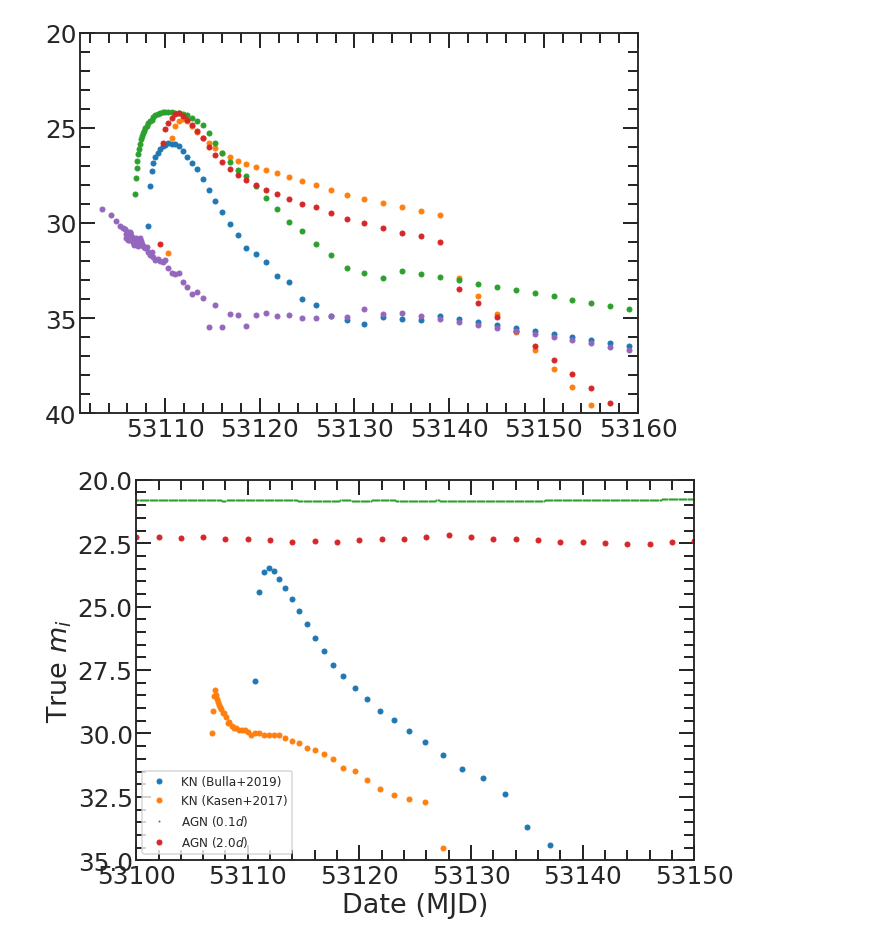
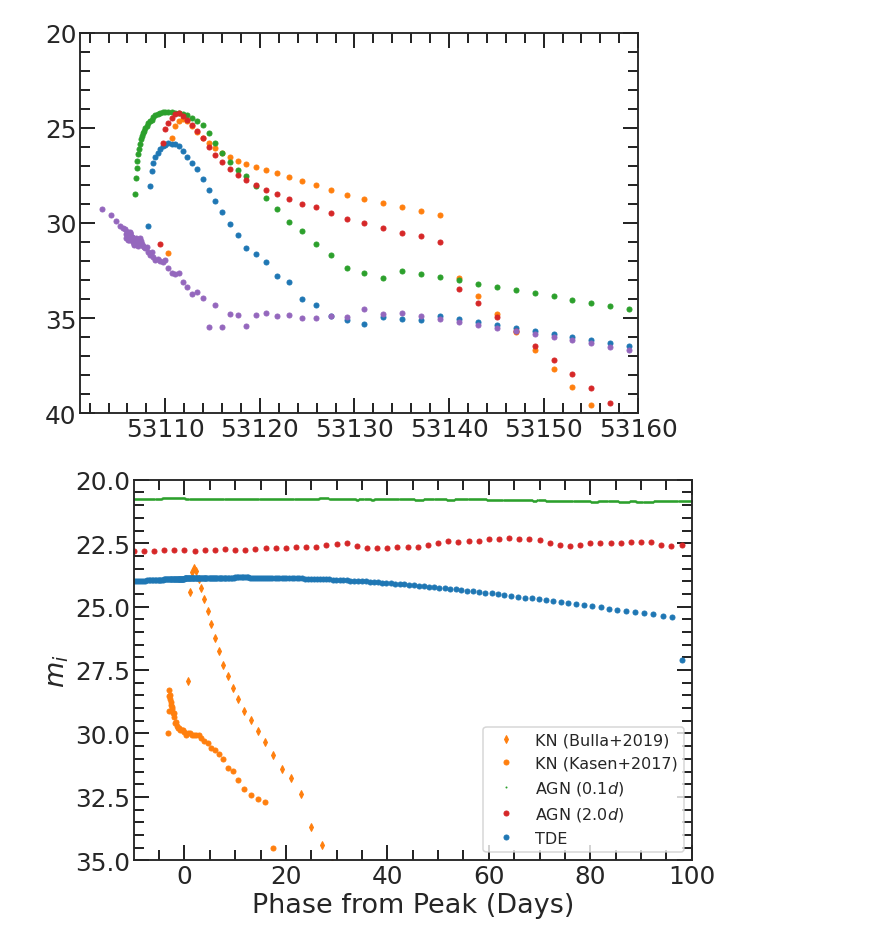
Before and after one commit to LSSTDESC/transient-host-sims, a Jupyter notebook: notebooks/ValidateLightcurves.ipynb, the cells around one changed output. Cells and saved outputs as stored; diff of their text form; code cells hidden in the pictures.

Commit message:
Adding one more simlib to the plot

```diff
--- a/notebooks/ValidateLightcurves.ipynb
+++ b/notebooks/ValidateLightcurves.ipynb
@@ -69,3 +59,21 @@ KN_K17_head = table.Table.read(KN_K17_head_fn, format='fits').to_pandas()
+# %%
+TDE_phot_fn  = transDir + prefix + "_TDE/MLAG_GP_SCOTCH_FINAL_NONIaMODEL0-0012_PHOT.FITS.gz"
+TDE_head_fn  = transDir + prefix + "_TDE/MLAG_GP_SCOTCH_FINAL_NONIaMODEL0-0012_HEAD.FITS.gz"
+
+AGN20_phot = table.Table.read(AGN20_phot_fn, format='fits').to_pandas()
+AGN20_head = table.Table.read(AGN20_head_fn, format='fits').to_pandas()
+
+AGN01_phot = table.Table.read(AGN01_phot_fn, format='fits').to_pandas()
+AGN01_head = table.Table.read(AGN01_head_fn, format='fits').to_pandas()
+
+KN_B19_phot = table.Table.read(KN_B19_phot_fn, format='fits').to_pandas()
+KN_B19_head = table.Table.read(KN_B19_head_fn, format='fits').to_pandas()
+
+KN_K17_phot = table.Table.read(KN_K17_phot_fn, format='fits').to_pandas()
+KN_K17_head = table.Table.read(KN_K17_head_fn, format='fits').to_pandas()
+
+TDE_phot = table.Table.read(TDE_phot_fn, format='fits').to_pandas()
+TDE_head = table.Table.read(TDE_head_fn, format='fits').to_pandas()
 # %%
 NEPOCH = len(np.unique(AGN20_phot['MJD']))
 NBAND = 6
@@ -147,27 +155,31 @@ plt.xlim((53101, 53160))
 # %%
 #the master plot with all of them together:
 NEPOCH_B19 = len(np.unique(KN_B19_phot['MJD']))
 NEPOCH_K17 = len(np.unique(KN_K17_phot['MJD']))
 NEPOCH_AGN01 = len(np.unique(AGN01_phot['MJD']))
 NEPOCH_AGN20 = len(np.unique(AGN20_phot['MJD']))
+NEPOCH_TDE = len(np.unique(TDE_phot['MJD']))
 
-NEPOCHS = [NEPOCH_B19, NEPOCH_K17, NEPOCH_AGN01, NEPOCH_AGN20]
-phot_dfs = [KN_B19_phot, KN_K17_phot, AGN01_phot, AGN20_phot]
-classes = ["KN (Bulla+2019)", "KN (Kasen+2017)", r"AGN ($0.1d$)", r"AGN ($2.0d$)"]
+NEPOCHS = [NEPOCH_B19, NEPOCH_K17, NEPOCH_AGN01, NEPOCH_AGN20, NEPOCH_TDE]
+phot_dfs = [KN_B19_phot, KN_K17_phot, AGN01_phot, AGN20_phot, TDE_phot]
+classes = ["KN (Bulla+2019)", "KN (Kasen+2017)", r"AGN ($0.1d$)", r"AGN ($2.0d$)", 'TDE']
+
 NBAND = 6
-ms = [5, 5, 1, 5]
-
+ms = [5, 5, 1, 5, 5]
+peak = [53110, 53110, 53200, 53200, 53200]
+markers = ['d', 'o','o','o','o']
+cols = ['tab:orange', 'tab:orange', 'tab:green','tab:red','tab:blue']
 plt.figure(figsize=(10,7))
-for i in np.arange(4):
+for i in np.arange(len(ms)):
     N = (NBAND*(NEPOCHS[i]-1))
     oneLC = phot_dfs[i].iloc[N*i:N*(i+1)]
     oneLC_i = oneLC[oneLC['BAND'] == b'i ']
-    plt.plot(oneLC_i['MJD'], oneLC_i['SIM_MAGOBS'], 'o', ms=ms[i], label=classes[i])
-plt.xlabel("Date (MJD)")
-plt.ylabel(r"True $m_i$")
-plt.legend(loc='lower left', fontsize=12)
+    plt.plot(oneLC_i['MJD']-peak[i], oneLC_i['SIM_MAGOBS'], markers[i], ms=ms[i], c=cols[i], label=classes[i])
+plt.xlabel("Phase from Peak (Days)")
+plt.ylabel(r"$m_i$")
+plt.legend(loc='lower right', fontsize=16)
 plt.ylim((35, 20))
-plt.xlim((53100, 53150))
+plt.xlim((-10, 100))
 plt.savefig("../plots/LC_Sampling.png",dpi=200, bbox_inches='tight')
 # %% [output]
-[figure, old version]
+[figure, new version]
```
Also changed, not shown: parts of 1 cell of this notebook, 2 other files.
